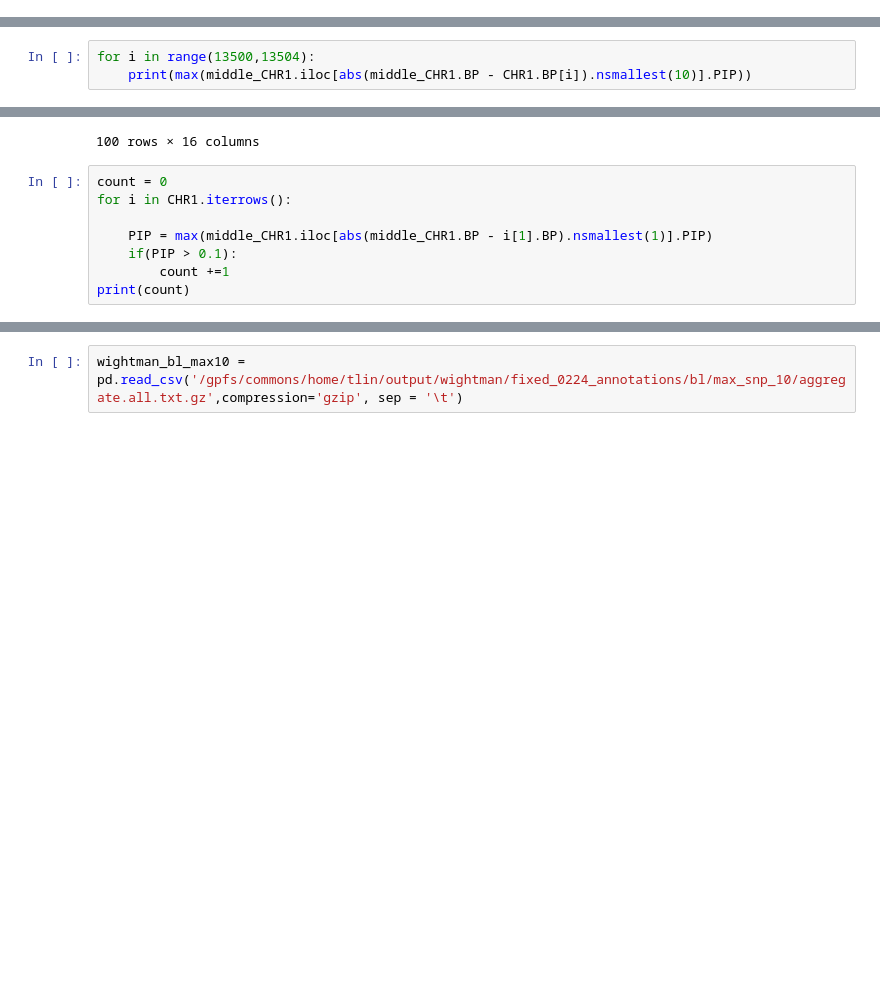
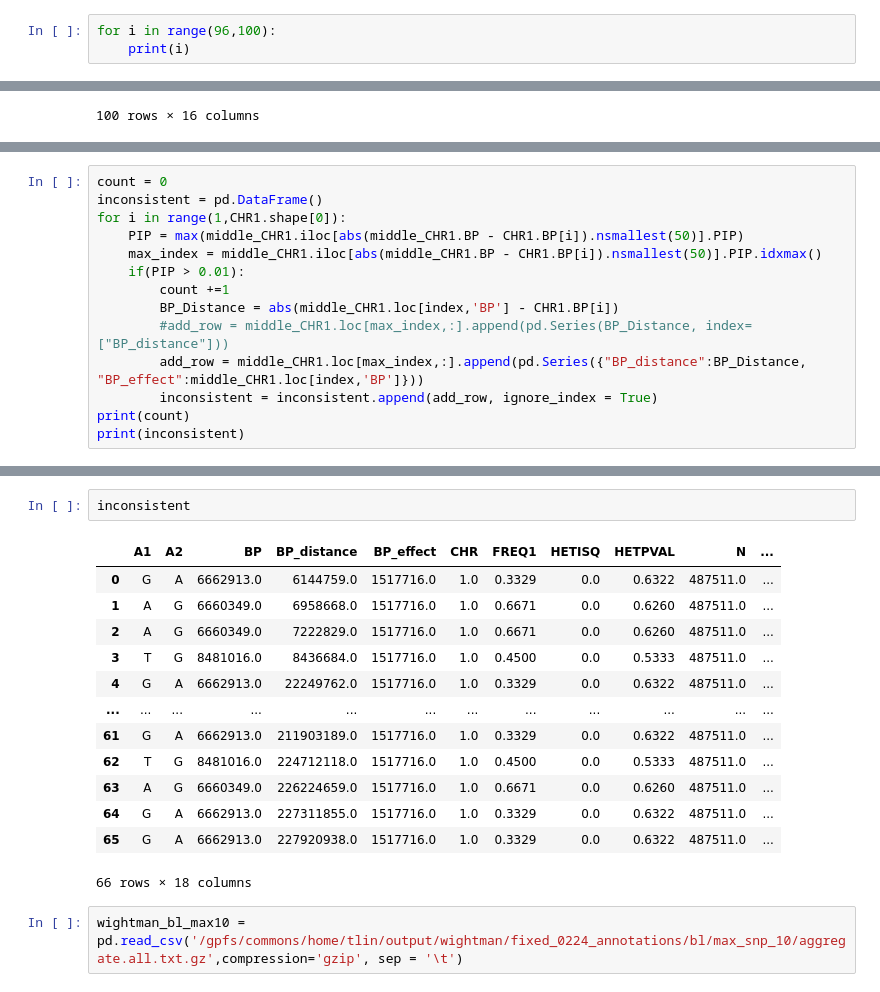
Before and after one commit to teresa-sansan/ADSP_polyfun, a Jupyter notebook: analysis/check_sumstat_beta.ipynb, the cells around one changed output, grey strips where cells are left out. Saved outputs shown, nothing was run; the diff lists cells and outputs as text; blank space fills up the shorter version.

```diff
--- a/analysis/check_sumstat_beta.ipynb
+++ b/analysis/check_sumstat_beta.ipynb
@@ -78,0 +134,3 @@ And out of 146852 of them has zero effect size calculated by polyfun
+# %%
+for i in range(96,100):
+    print(i)
@@ -119,3 +172,0 @@ CHR1.tail()
-# %%
-for i in range(13500,13504):
-    print(max(middle_CHR1.iloc[abs(middle_CHR1.BP - CHR1.BP[i]).nsmallest(10)].PIP))
@@ -140,11 +186,3 @@ middle_CHR1.iloc[abs(middle_CHR1.BP - CHR1.BP[13502]).nsmallest(100)]  ##13504
 | 11989 | rs7528829 | 1 | 7334438 | T | C | 0.0955 | -0.0213 | 0.0145 | 0.1404 | 0.0 | ... |
 | 12026 | rs185888032 | 1 | 7344461 | G | A | 0.0117 | 0.0183 | 0.0422 | 0.6648 | 0.0 | ... |
 100 rows × 16 columns
-# %%
-count = 0
-for i in CHR1.iterrows():
-
-    PIP = max(middle_CHR1.iloc[abs(middle_CHR1.BP - i[1].BP).nsmallest(1)].PIP)
-    if(PIP > 0.1):
-        count +=1
-print(count)
@@ -204,0 +189,14 @@ plot_beta(merge_wightman,'wightman')
+# %%
+count = 0
+inconsistent = pd.DataFrame()
+for i in range(1,CHR1.shape[0]):
+    PIP = max(middle_CHR1.iloc[abs(middle_CHR1.BP - CHR1.BP[i]).nsmallest(50)].PIP)
+    max_index = middle_CHR1.iloc[abs(middle_CHR1.BP - CHR1.BP[i]).nsmallest(50)].PIP.idxmax()
+    if(PIP > 0.01):
+        count +=1
+        BP_Distance = abs(middle_CHR1.loc[index,'BP'] - CHR1.BP[i])
+        #add_row = middle_CHR1.loc[max_index,:].append(pd.Series(BP_Distance, index=["BP_distance"]))
+        add_row = middle_CHR1.loc[max_index,:].append(pd.Series({"BP_distance":BP_Distance, "BP_effect":middle_CHR1.loc[index,'BP']}))
+        inconsistent = inconsistent.append(add_row, ignore_index = True)
+print(count)
+print(inconsistent)
@@ -205,3 +221,19 @@ plot_beta(merge_wightman,'wightman')
+# %%
+inconsistent
+# %% [output]
+|  | A1 | A2 | BP | BP_distance | BP_effect | CHR | FREQ1 | HETISQ | HETPVAL | N | ... |
+| 0 | G | A | 6662913.0 | 6144759.0 | 1517716.0 | 1.0 | 0.3329 | 0.0 | 0.6322 | 487511.0 | ... |
+| 1 | A | G | 6660349.0 | 6958668.0 | 1517716.0 | 1.0 | 0.6671 | 0.0 | 0.6260 | 487511.0 | ... |
+| 2 | A | G | 6660349.0 | 7222829.0 | 1517716.0 | 1.0 | 0.6671 | 0.0 | 0.6260 | 487511.0 | ... |
+| 3 | T | G | 8481016.0 | 8436684.0 | 1517716.0 | 1.0 | 0.4500 | 0.0 | 0.5333 | 487511.0 | ... |
+| 4 | G | A | 6662913.0 | 22249762.0 | 1517716.0 | 1.0 | 0.3329 | 0.0 | 0.6322 | 487511.0 | ... |
+| ... | ... | ... | ... | ... | ... | ... | ... | ... | ... | ... | ... |
+| 61 | G | A | 6662913.0 | 211903189.0 | 1517716.0 | 1.0 | 0.3329 | 0.0 | 0.6322 | 487511.0 | ... |
+| 62 | T | G | 8481016.0 | 224712118.0 | 1517716.0 | 1.0 | 0.4500 | 0.0 | 0.5333 | 487511.0 | ... |
+| 63 | A | G | 6660349.0 | 226224659.0 | 1517716.0 | 1.0 | 0.6671 | 0.0 | 0.6260 | 487511.0 | ... |
+| 64 | G | A | 6662913.0 | 227311855.0 | 1517716.0 | 1.0 | 0.3329 | 0.0 | 0.6322 | 487511.0 | ... |
+| 65 | G | A | 6662913.0 | 227920938.0 | 1517716.0 | 1.0 | 0.3329 | 0.0 | 0.6322 | 487511.0 | ... |
+66 rows × 18 columns
 # %%
 wightman_bl_max10 = pd.read_csv('/gpfs/commons/home/tlin/output/wightman/fixed_0224_annotations/bl/max_snp_10/aggregate.all.txt.gz',compression='gzip', sep = '\t')
 # %%
```
Also changed, not shown: parts of 24 cells of this notebook, 1 other file.
